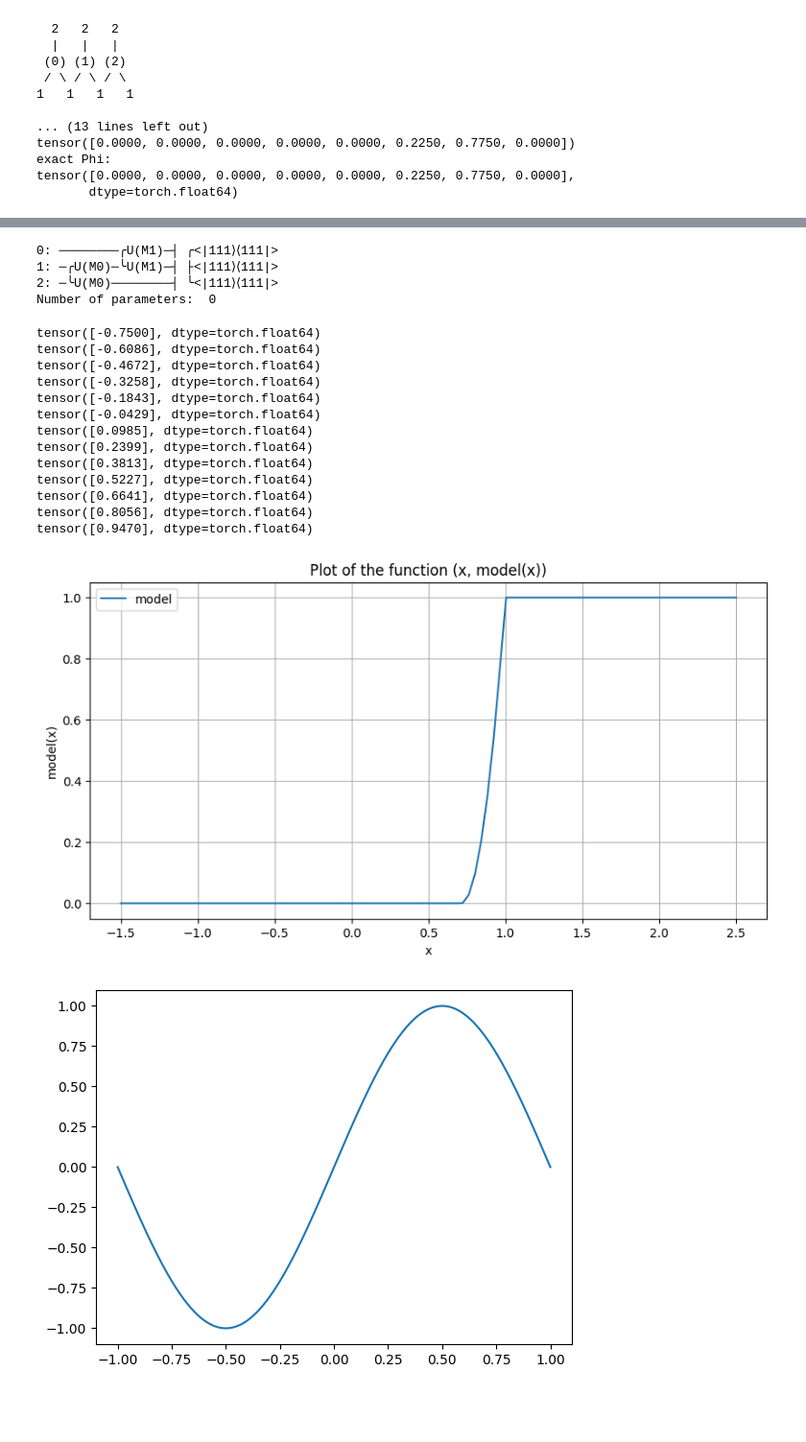
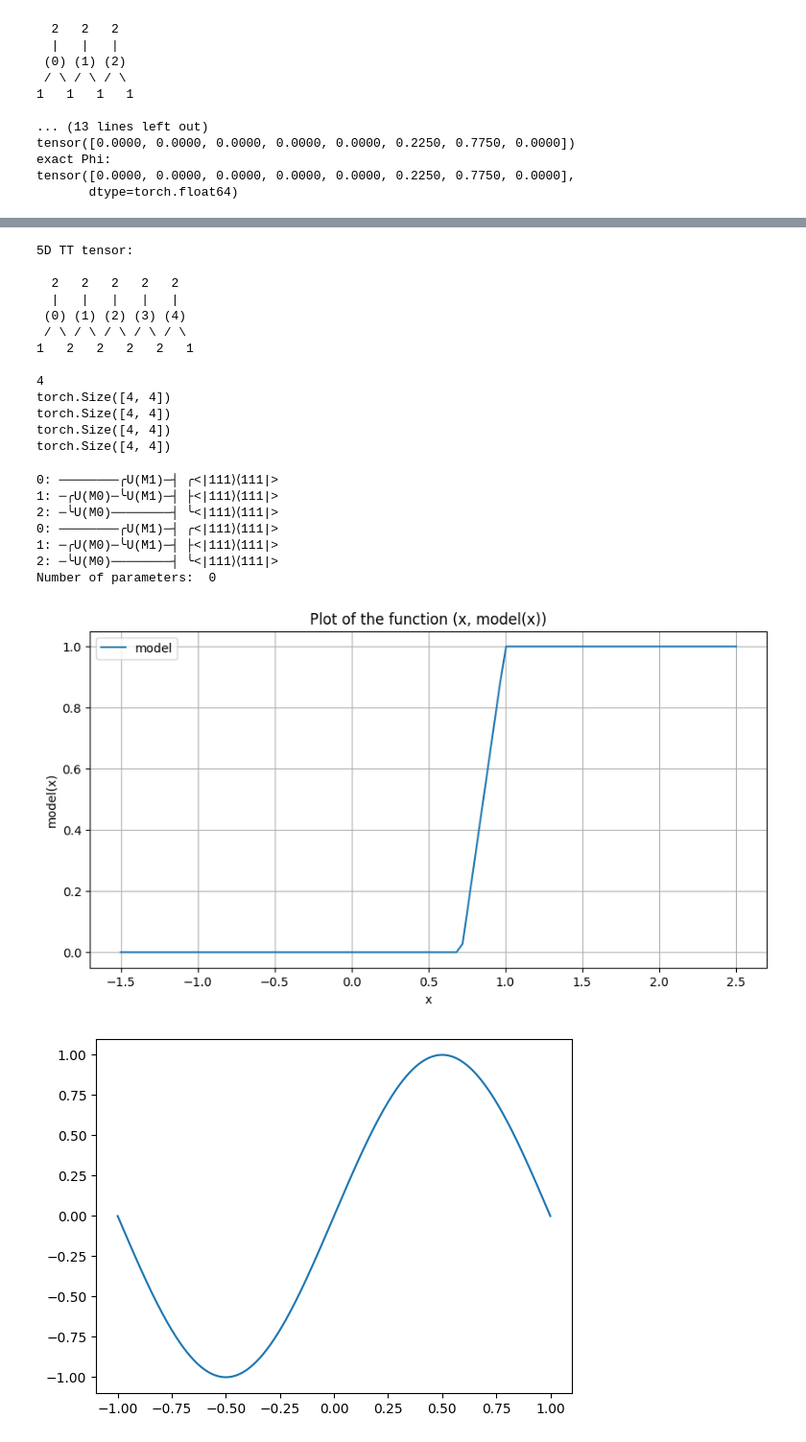
Before and after one commit to MazenAli/QuLearn, a Jupyter notebook: scratch/scratch4.ipynb, the cells around one changed output, grey strips where cells are left out. Shown at 96% size. Drawn from its saved outputs; the diff is of its cells as text; code cells hidden in the pictures; blank space fills up the shorter version.

```diff
--- a/scratch/scratch4.ipynb
+++ b/scratch/scratch4.ipynb
@@ -971,6 +982,40 @@ class Linear1DFEMEmbedding(qlayer.CircuitLayer):
 
         self.norm = torch.sqrt(first*first + second*second)
         return self.norm
+# %%
+from qulearn.hat_basis import HatBasis
+from qulearn.mps import HatBasisMPS, MPSQGates
+
+num_qubits = 5
+num_nodes = 2**num_qubits
+a = -1.0
+b = 1.0
+basis = HatBasis(a, b, num_nodes)
+hatmps = HatBasisMPS(basis)
+
+x = torch.tensor(0.0)
+mps = hatmps(x)
+
+mpsgates = MPSQGates(mps)
+Us = mpsgates.qgates()
+print(mps)
+print(len(Us))
+for U in Us:
+    print(U.shape)
+# %% [output]
+5D TT tensor:
+
+  2   2   2   2   2
+  |   |   |   |   |
+ (0) (1) (2) (3) (4)
+ / \ / \ / \ / \ / \
+1   2   2   2   2   1
+
+4
+torch.Size([4, 4])
+torch.Size([4, 4])
+torch.Size([4, 4])
+torch.Size([4, 4])
 # %%
 import pennylane as qml
 from qulearn import qlayer
@@ -1057,9 +1102,16 @@ class embedU(qlayer.CircuitLayer):
 from qulearn import qlayer
 import pennylane as qml
 import torch
+from qulearn.hat_basis import HatBasis
 
 num_qubits = 3
-embed = Linear1DFEMEmbedding(num_qubits, sqrt=False)
+embed = Linear1DFEMEmbedding(num_qubits, sqrt=True)
+
+a = -1.0
+b = 1.0
+num_nodes = 2**num_qubits
+basis = HatBasis(a, b, num_nodes)
+embed2 = qlayer.HatBasisQFE(num_qubits, basis, sqrt=True)
 #embed = qlayer.ParallelIQPEncoding(num_qubits, num_features=1, n_repeat=1, base=3.0, omega=1.0)
 n_layers = 1
 var = qlayer.AltRotCXLayer(num_qubits, n_layers=n_layers)
@@ -1083,13 +1135,23 @@ obs = [I, Z0]
 
 obs = qml.Projector(basis_state=[1, 1, 1], wires=list(range(num_qubits)))
 model = qlayer.MeasurementLayer(embed, observables=obs, measurement_type=qlayer.MeasurementType.Expectation)
+model2 = qlayer.MeasurementLayer(embed2, observables=obs, measurement_type=qlayer.MeasurementType.Expectation)
 #model = qlayer.HamiltonianLayer(embed, var, observables=obs)
+
 drawer = qml.draw(model.qnode, show_all_wires=True, expansion_strategy="device")
 x = torch.tensor([0.1])
 print(drawer(x))
+
+drawer = qml.draw(model2.qnode, show_all_wires=True, expansion_strategy="device")
+x = torch.tensor([0.1])
+print(drawer(x))
+
 nump = sum(p.numel() for p in model.parameters() if p.requires_grad)
 print("Number of parameters: ", nump)
 # %% [output]
+0: ────────╭U(M1)─┤ ╭<|111⟩⟨111|>
+1: ─╭U(M0)─╰U(M1)─┤ ├<|111⟩⟨111|>
+2: ─╰U(M0)────────┤ ╰<|111⟩⟨111|>
 0: ────────╭U(M1)─┤ ╭<|111⟩⟨111|>
 1: ─╭U(M0)─╰U(M1)─┤ ├<|111⟩⟨111|>
 2: ─╰U(M0)────────┤ ╰<|111⟩⟨111|>
@@ -1097,40 +1159,27 @@ Number of parameters:  0
 # %%
 import torch
 import matplotlib.pyplot as plt
 
 x_values = torch.linspace(-1.5, 2.5, steps=100, dtype=torch.float64).reshape(-1, 1)
 
 with torch.no_grad():
-    y_values = model(x_values)
+    y_values = model2(x_values)
 
 # Convert to numpy for plotting
 x_values_np = x_values.numpy()
 y_values_np = y_values.squeeze().numpy()
 
 # Plotting
 plt.figure(figsize=(10, 5))
 plt.plot(x_values_np, y_values_np, label="model")
 plt.xlabel("x")
 plt.ylabel("model(x)")
 plt.title("Plot of the function (x, model(x))")
 plt.legend()
 plt.grid(True)
 plt.show()
 # %% [output]
-tensor([-0.7500], dtype=torch.float64)
-tensor([-0.6086], dtype=torch.float64)
-tensor([-0.4672], dtype=torch.float64)
-tensor([-0.3258], dtype=torch.float64)
-tensor([-0.1843], dtype=torch.float64)
-tensor([-0.0429], dtype=torch.float64)
-tensor([0.0985], dtype=torch.float64)
-tensor([0.2399], dtype=torch.float64)
-tensor([0.3813], dtype=torch.float64)
-tensor([0.5227], dtype=torch.float64)
-tensor([0.6641], dtype=torch.float64)
-tensor([0.8056], dtype=torch.float64)
-tensor([0.9470], dtype=torch.float64)
-[figure, old version]
+[figure, new version]
 # %%
 import torch
 
```
Also changed, not shown: parts of 11 cells of this notebook, 8 other files.
